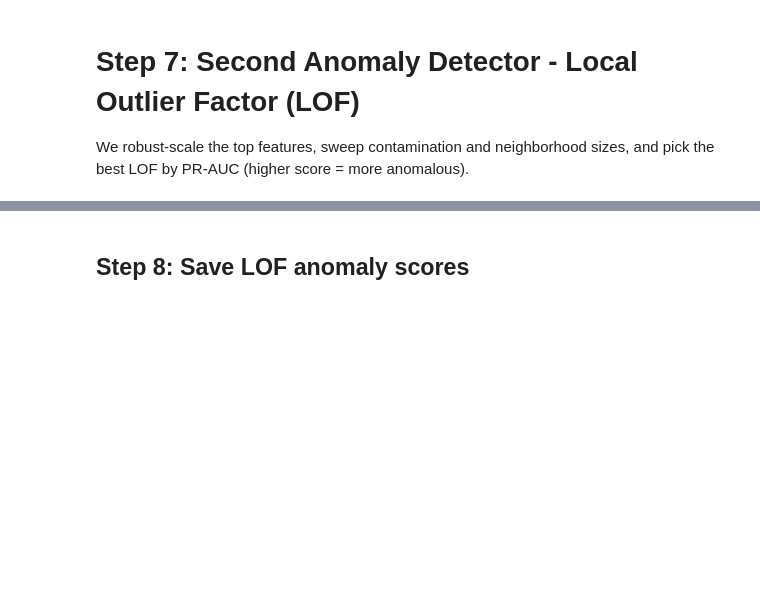
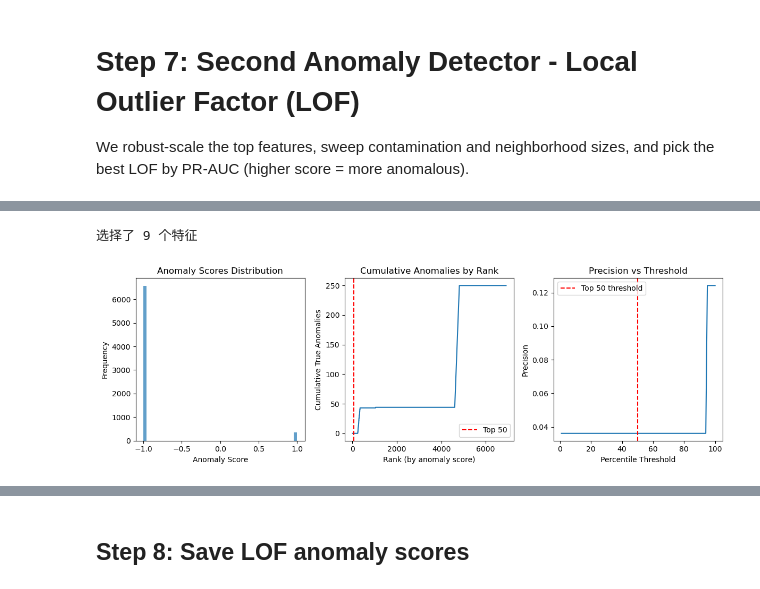
Before and after one commit to feng123liang/project, a Jupyter notebook: project.ipynb, the cells around one changed output, grey strips where cells are left out. Saved outputs shown, nothing was run; the diff lists cells and outputs as text; code cells hidden in the pictures; blank space fills up the shorter version.

Commit message:
LOF 上下文+寻优 PR-AUC: 0.2200, Precision@50: 0.1400    ROC-AUC: 0.6852

```diff
--- a/project.ipynb
+++ b/project.ipynb
@@ -505,3 +975,22 @@ We robust-scale the top features, sweep contamination and neighborhood sizes, an
+# %%
+from sklearn.preprocessing import PowerTransformer, QuantileTransformer, RobustScaler
+
+def create_preprocessor(method_name, numeric_features, binary_features):
+    if method_name == 'standard':
+        numeric_transformer = StandardScaler()
+    elif method_name == 'robust':
+        numeric_transformer = RobustScaler()
+    elif method_name == 'power':
+        numeric_transformer = PowerTransformer(method='yeo-johnson')
+    else:  # quantile
+        numeric_transformer = QuantileTransformer(output_distribution='normal')
+
+    preprocessor = ColumnTransformer(
+        transformers=[
+            ('num', numeric_transformer, numeric_features),
+            ('bin', 'passthrough', binary_features)
+        ])
+    return preprocessor
 # %%
 from sklearn.neighbors import LocalOutlierFactor
 from sklearn.preprocessing import RobustScaler
@@ -551,0 +1349,59 @@ for k, v in evaluate_anomaly_model(y, anomaly_scores_lof, K=50).items():
+# %%
+# 训练最终模型并获取异常得分
+# 使用最佳配置训练最终模型
+from sklearn.metrics import precision_score
+
+
+best_config = best_results.iloc[0]
+X_fe_final = create_features(X)
+X_selected_final, _ = select_features(X_fe_final, y, method=best_config['selection_method'], k=30)
+preprocessor_final = RobustScaler()
+X_processed_final = preprocessor_final.fit_transform(X_selected_final)
+lof_final = LocalOutlierFactor(
+    n_neighbors=best_config['n_neighbors'],
+    contamination=best_config['contamination'],
+    metric=best_config['metric'],
+    n_jobs=-1
+)
+anomaly_scores_lof = -lof_final.fit_predict(X_processed_final)
+# 分析异常得分分布
+plt.figure(figsize=(12, 4))
+
+# 1. 异常得分分布
+plt.subplot(1, 3, 1)
+plt.hist(anomaly_scores_lof, bins=50, alpha=0.7)
+plt.xlabel('Anomaly Score')
+plt.ylabel('Frequency')
+plt.title('Anomaly Scores Distribution')
+
+# 2. 真实标签在得分排序中的分布
+plt.subplot(1, 3, 2)
+sorted_indices = np.argsort(-anomaly_scores_lof)  # 从高异常到低异常
+cumulative_anomalies = np.cumsum(y.iloc[sorted_indices])
+plt.plot(range(len(y)), cumulative_anomalies)
+plt.axvline(x=50, color='red', linestyle='--', label='Top 50')
+plt.xlabel('Rank (by anomaly score)')
+plt.ylabel('Cumulative True Anomalies')
+plt.title('Cumulative Anomalies by Rank')
+plt.legend()
+
+# 3. 不同阈值下的精度
+plt.subplot(1, 3, 3)
+thresholds = np.percentile(anomaly_scores_lof, np.arange(100, 0, -1))
+precisions = []
+for threshold in thresholds:
+    predictions = (anomaly_scores_lof >= threshold).astype(int)
+    precision = precision_score(y, predictions, zero_division=0)
+    precisions.append(precision)
+plt.plot(np.arange(100, 0, -1), precisions)
+plt.axvline(x=50, color='red', linestyle='--', label='Top 50 threshold')
+plt.xlabel('Percentile Threshold')
+plt.ylabel('Precision')
+plt.title('Precision vs Threshold')
+plt.legend()
+
+plt.tight_layout()
+plt.show()
+# %% [output]
+选择了 9 个特征
+[figure, added]
```
Also changed, not shown: parts of 16 cells of this notebook.
